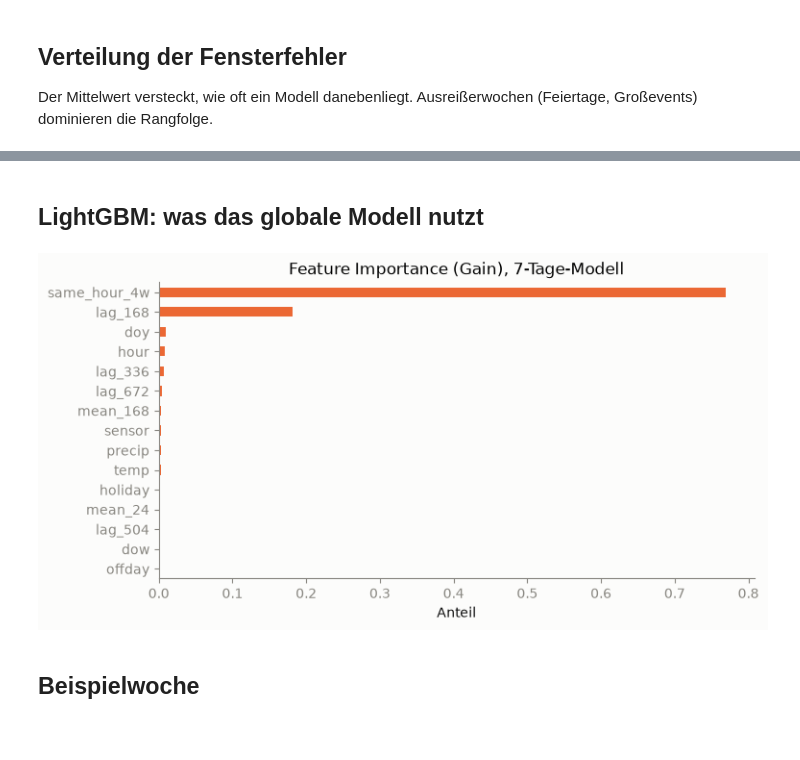
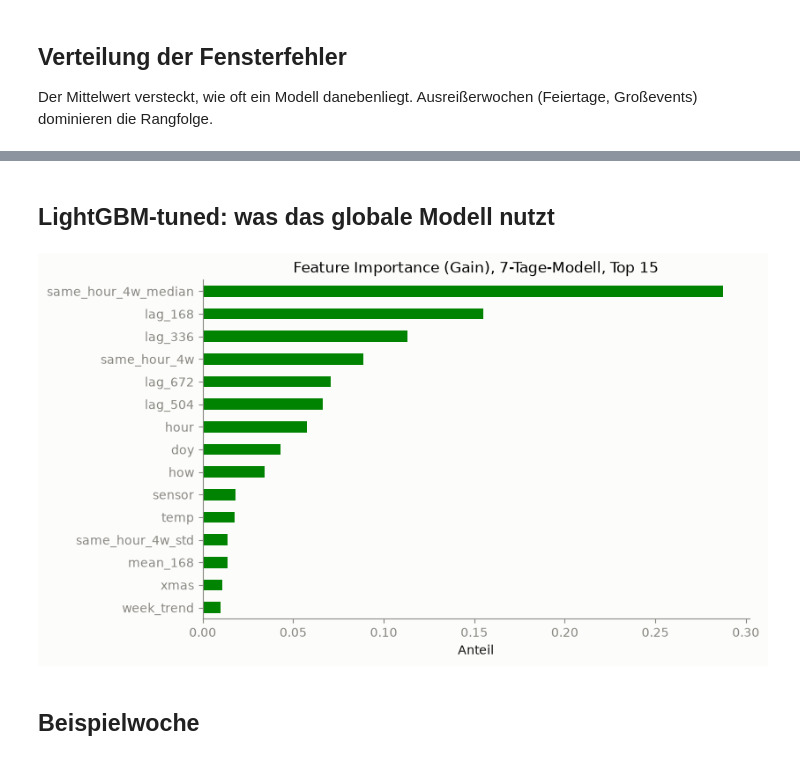
Before and after one commit to patrickresearch/pedestrian_traffic_forecast, a Jupyter notebook: notebooks/02_baselines.ipynb, the cells around one changed output, grey strips where cells are left out. Saved outputs shown, nothing was run; the diff lists cells and outputs as text; code cells hidden in the pictures; blank space fills up the shorter version.

Commit message:
added finetuning for lightgbm and model selector

```diff
--- a/notebooks/02_baselines.ipynb
+++ b/notebooks/02_baselines.ipynb
@@ -40,22 +72,18 @@ ax.set(ylabel='MASE pro Fenster', title='7-Tage-Horizont');
 # %% [markdown]
-## LightGBM: was das globale Modell nutzt
+## LightGBM-tuned: was das globale Modell nutzt
 # %%
-import lightgbm as lgb
-import numpy as np
-from src.features import build_panel
-from src.models import lag_features, LGB_PARAMS, NUM_ROUNDS
+from src.features import build_panel, lgb_features
+from src.models import lgb_config, lgb_fit, lgb_prepare
 
-panel = build_panel()
-df = panel.assign(y=np.log1p(panel.y), sensor=panel.unique_id.astype('category'))
-df, lag_cols = lag_features(df, 168)
-cols = ['sensor', 'hour', 'dow', 'doy', 'holiday', 'offday', 'temp', 'precip'] + lag_cols
-fit = df[~df.imputed].dropna(subset=lag_cols)
-booster = lgb.train(LGB_PARAMS | {'objective': 'l2'}, lgb.Dataset(fit[cols], fit.y), NUM_ROUNDS)
-imp = pd.Series(booster.feature_importance('gain'), cols).sort_values()
-ax = (imp / imp.sum()).plot.barh(figsize=(8, 4), color=COLORS['LightGBM'])
-ax.set(title='Feature Importance (Gain), 7-Tage-Modell', xlabel='Anteil');
+cfg = lgb_config(tuned=True)[168]
+df, cols, target_cols = lgb_features(lgb_prepare(build_panel()), 168, extended=True)
+fit = df[~df.imputed].dropna(subset=target_cols)
+booster = lgb_fit(fit, cols, cfg)
+imp = pd.Series(booster.feature_importance('gain'), cols).sort_values().tail(15)
+ax = (imp / imp.sum()).plot.barh(figsize=(8, 5), color=COLORS['LightGBM-tuned'])
+ax.set(title='Feature Importance (Gain), 7-Tage-Modell, Top 15', xlabel='Anteil');
 # %% [output]
-[figure, old version]
+[figure, new version]
 # %% [markdown]
 ## Beispielwoche
 # %%
```
Also changed, not shown: parts of 6 cells of this notebook, 19 other files.
